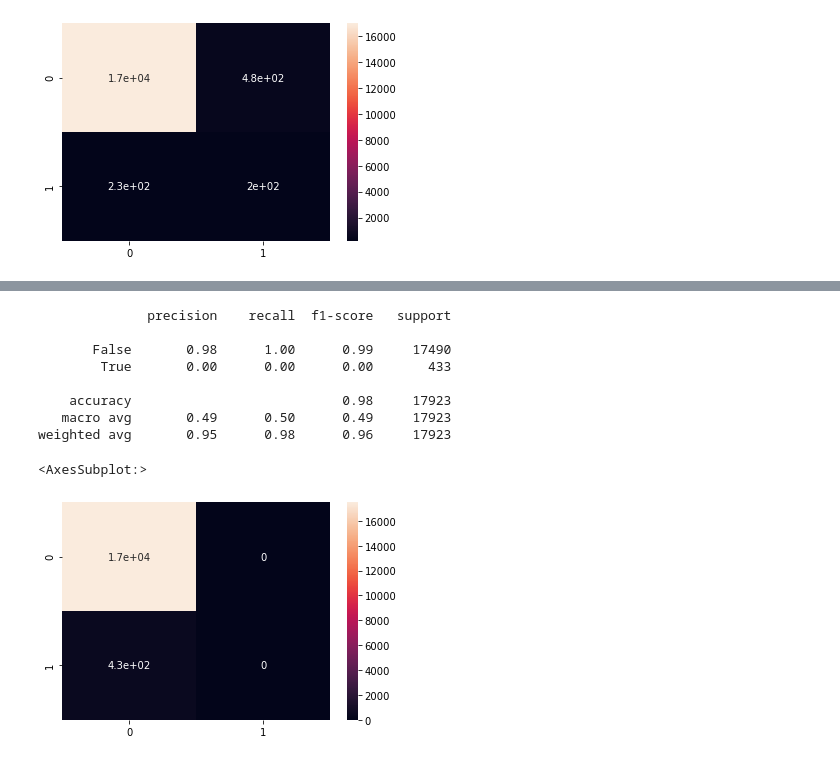
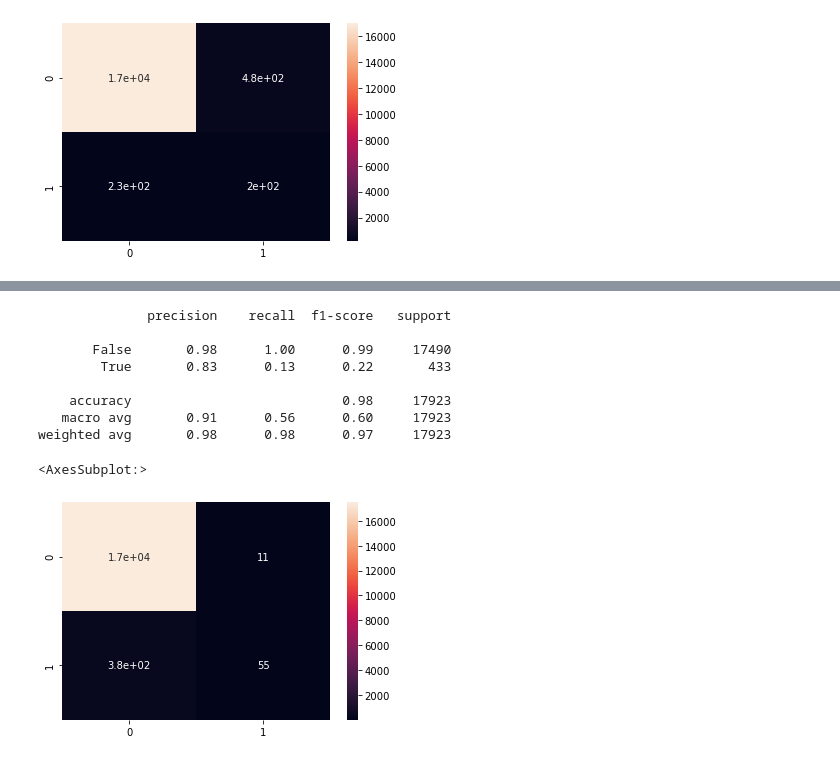
Before and after one commit to wj6801/Credit-Card-Fraud, a Jupyter notebook: credit_card_fraud.ipynb, the cells around one changed output, grey strips where cells are left out. Saved outputs shown, nothing was run; the diff lists cells and outputs as text; code cells hidden in the pictures.

```diff
--- a/credit_card_fraud.ipynb
+++ b/credit_card_fraud.ipynb
@@ -281,9 +279,9 @@ weighted avg       0.97      0.98      0.97     17923
 # %%
 from sklearn.naive_bayes import GaussianNB
 
-gnb_clf = GaussianNB()
-gnb_clf.fit(X_train, y_train)
-y_pred_GNB = gnb_clf.predict(X_test)
+GNB_clf = GaussianNB()
+GNB_clf.fit(X_train, y_train)
+y_pred_GNB = GNB_clf.predict(X_test)
 
 print(classification_report(y_test, y_pred))
 cm = confusion_matrix(y_test, y_pred_GNB)
@@ -325,7 +335,7 @@ from sklearn.preprocessing import StandardScaler
 from sklearn.pipeline import make_pipeline
 from sklearn.pipeline import Pipeline
 
-lin_clf = make_pipeline(StandardScaler(), SGDClassifier(max_iter=1000, tol=1))
+lin_clf = make_pipeline(StandardScaler(), SGDClassifier(max_iter=1000, tol=1e3))
 lin_clf.fit(X_train, y_train)
 Pipeline(steps=[('standardscaler', StandardScaler()),
                 ('sgdclassifier', SGDClassifier())])
@@ -367,20 +357,22 @@ weighted avg       0.97      0.97      0.97     17923
 # %%
-from sklearn import svm
+from sklearn.svm import SVC
 
-svm_clf = svm.SVC()
-svm_clf.fit(X_train, y_train)
-y_pred = svm_clf.predict(X_test)
+SVM_clf = make_pipeline(StandardScaler(), SVC(gamma='auto'))
+SVM_clf.fit(X_train, y_train)
+Pipeline(steps=[('standardscaler', StandardScaler()),
+                ('svc', SVC(gamma='auto'))])
+y_pred = SVM_clf.predict(X_test)
 print(classification_report(y_test, y_pred))
 cm = confusion_matrix(y_test, y_pred)
 sns.heatmap(cm, annot=True)
 # %% [output]
               precision    recall  f1-score   support
 
        False       0.98      1.00      0.99     17490
-        True       0.00      0.00      0.00       433
+        True       0.83      0.13      0.22       433
 
     accuracy                           0.98     17923
-   macro avg       0.49      0.50      0.49     17923
-weighted avg       0.95      0.98      0.96     17923
+   macro avg       0.91      0.56      0.60     17923
+weighted avg       0.98      0.98      0.97     17923
 <AxesSubplot:>
-[figure, old version]
+[figure, new version]
```
Also changed, not shown: parts of 18 cells of this notebook, 3 other files.
